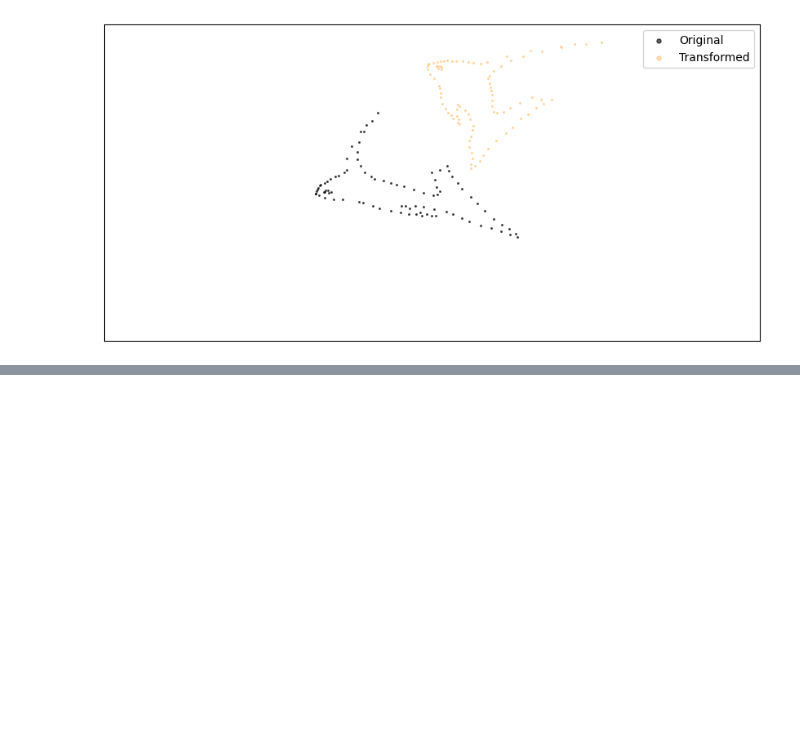
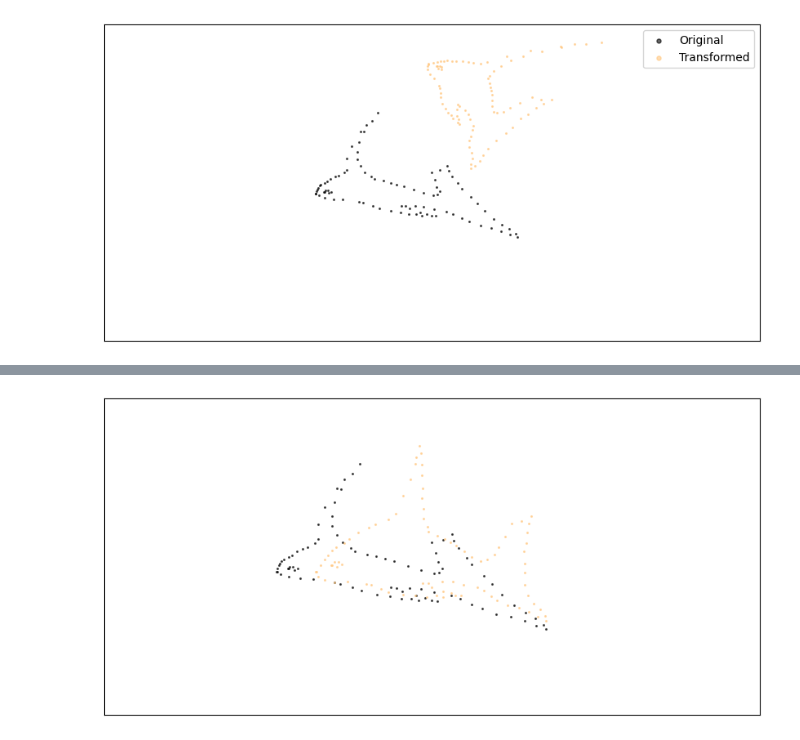
Before and after one commit to yikun-baio/sopt_shape, a Jupyter notebook: data/2D_fish/make_fish.ipynb, the cells around one changed output, grey strips where cells are left out. Cells and saved outputs as stored; diff of their text form; code cells hidden in the pictures; blank space fills up the shorter version.

```diff
--- a/data/2D_fish/make_fish.ipynb
+++ b/data/2D_fish/make_fish.ipynb
@@ -112,0 +125,6 @@ plot(f, Xn, labels=['Original', 'Transformed', 'Noisy'], scale=5)
+# %%
+src = load2d('fish_source.txt')
+tar = load2d('fish_target.txt')
+plot(src,tar, scale=3, s=20)
+# %% [output]
+[figure, added]
```
Also changed, not shown: parts of 6 cells of this notebook.
